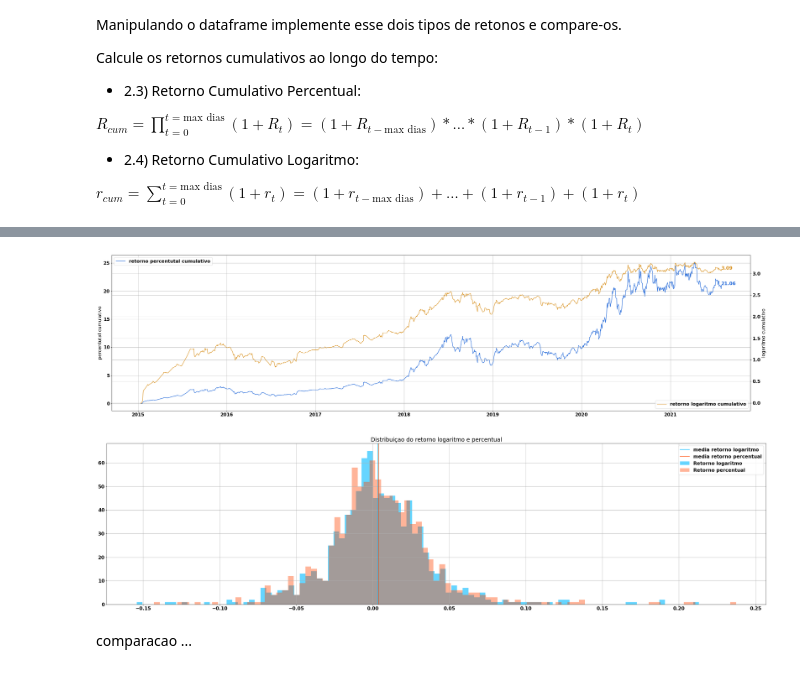
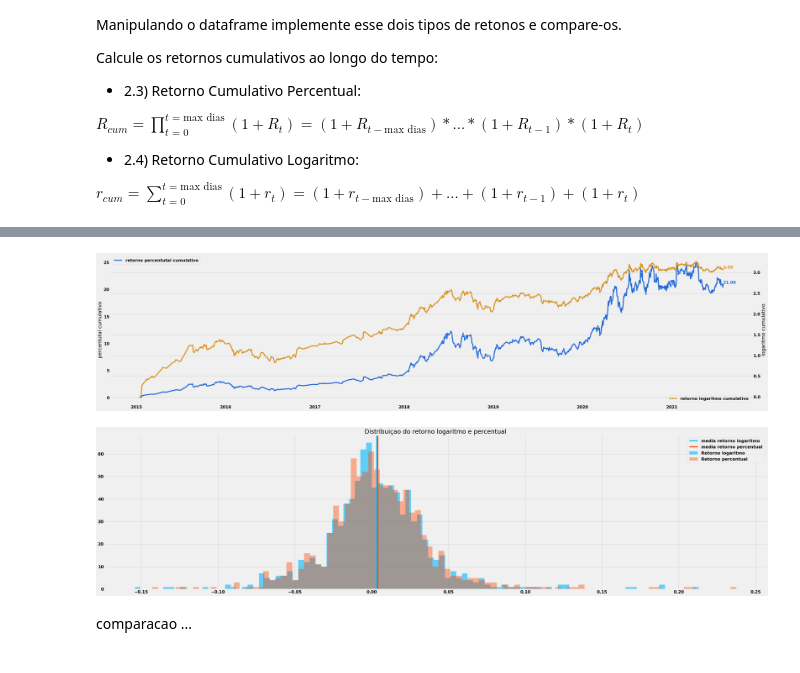
Before and after one commit to lhndsp/Quant-basics, a Jupyter notebook: quant-basics.ipynb, the cells around one changed output, grey strips where cells are left out. Drawn from its saved outputs; the diff is of its cells as text; code cells hidden in the pictures.

Commit message:
ajuste dos plots

```diff
--- a/quant-basics.ipynb
+++ b/quant-basics.ipynb
@@ -25,5 +45,5 @@ from matplotlib.gridspec import GridSpec
 # %%
-#plt.style.use('seaborn')
+plt.style.use('fivethirtyeight')
 
 mpl.rcParams['figure.figsize'] = (40,10)
 
@@ -200,27 +219,27 @@ df_stock.tail(10)
 # %%
 fig, ax = plt.subplots()
 
 ax.plot(df_stock['retorno_pct_cum'], color='#2369d9', label='retorno percentutal cumulativo')
 ax.set_ylabel('percentutal cumulativo')
 ax.text(x=df_stock.index.max(),
         y=df_stock['retorno_pct_cum'].iloc[-1],
         s=round(df_stock['retorno_pct_cum'].iloc[-1], 2),
         color='#2369d9')
 
 ax1 = ax.twinx()
 ax1.plot(df_stock['retorno_log_cum'], color='#d99323', label='retorno logaritmo cumulativo')
 ax1.set_ylabel('logaritmo cumulativo')
 ax1.text(x=df_stock.index.max(),
          y=df_stock['retorno_log_cum'].iloc[-1],
          s=round(df_stock['retorno_log_cum'].iloc[-1], 2),
          color='#d99323')
 
 g = ax.legend(loc='upper left')
 g = ax1.legend(loc='lower right')
 g = ax.grid()
-g = ax1.grid()
+#g = ax1.grid()
 # %% [output]
-[figure, old version]
+[figure, new version]
 # %%
 g = df_stock['retorno_log'].hist(bins=100, alpha=.6, label='Retorno logaritmo', color='#00baff')
 p = df_stock['retorno_pct'].hist(bins=100, alpha=.4, color='#ff4500', ax=g, label='Retorno percentual')
@@ -231,7 +250,7 @@ p = g.axvline(df_stock['retorno_pct'].mean(), color='#ff4500', label='media reto
 p = g.legend()
 p = g.set_title('Distribuiçao do retorno logaritmo e percentual')
 # %% [output]
-[figure, old version]
+[figure, new version]
 # %%
 # dfbkp = df_stock[:][:]
 
```
Also changed, not shown: parts of 29 cells of this notebook.
